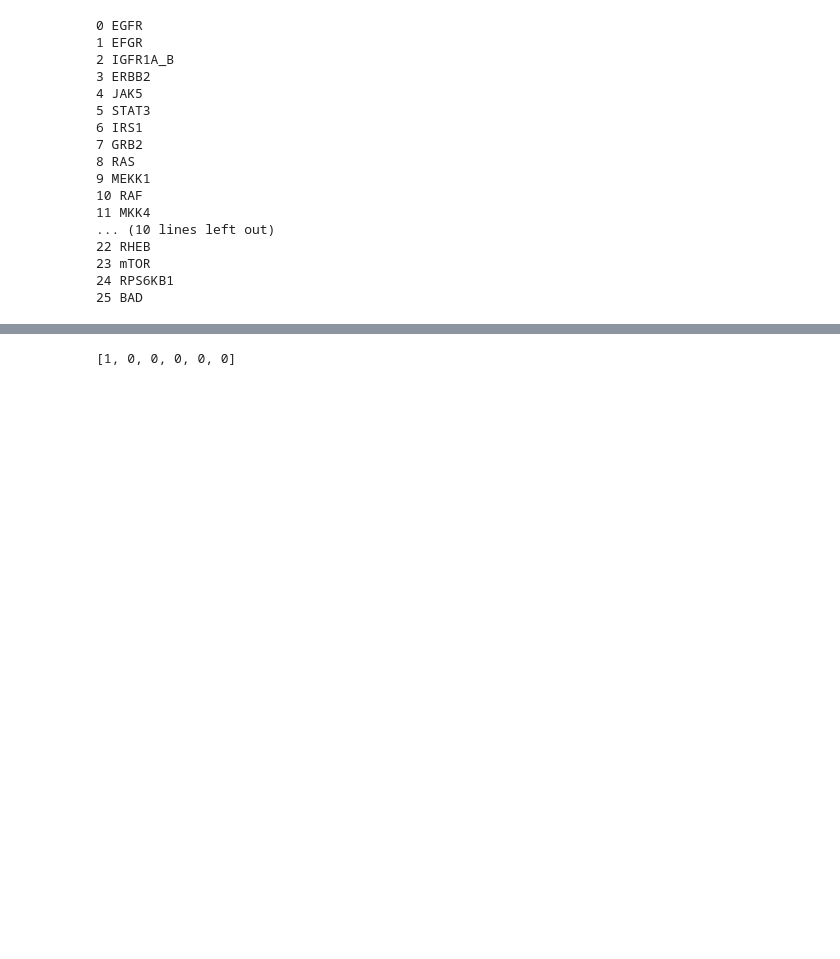
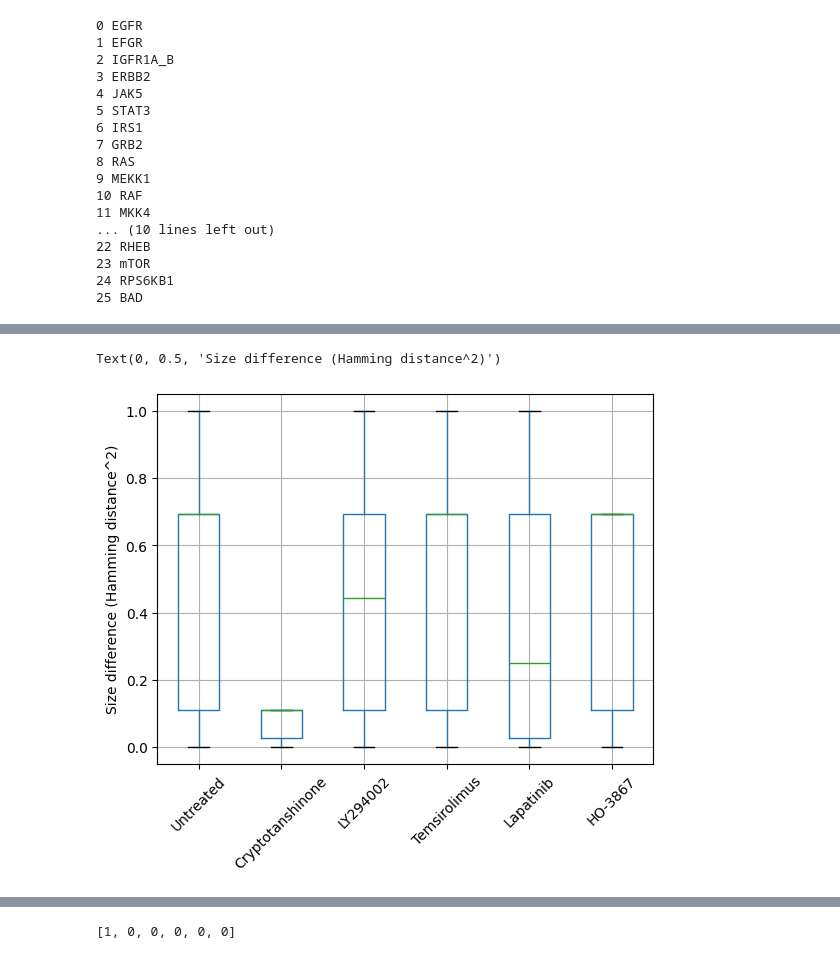
Before and after one commit to IlyaLab/BNMPy, a Jupyter notebook: pancreatic_cancer.ipynb, the cells around one changed output, grey strips where cells are left out. Drawn from its saved outputs; the diff is of its cells as text; code cells hidden in the pictures; blank space fills up the shorter version.

```diff
--- a/pancreatic_cancer.ipynb
+++ b/pancreatic_cancer.ipynb
@@ -148,0 +245,3 @@ array([0, 0, 0, 0, 0, 0])
+# %%
+import itertools
+double_drugs = list(itertools.combinations([d for d in drugs if d != 'Untreated'], 2))
@@ -148,0 +418,22 @@ array([0, 0, 0, 0, 0, 0])
+# %%
+# combining results from single, double, and triple faults
+all_faults_single_drug = {}
+size_difference_single_drug = {}
+for d in drugs:
+    all_faults_single_drug[d] = single_fault_results_single_drug[d] + double_fault_results_single_drug[d] + triple_fault_results_single_drug[d]
+    all_faults_single_drug[d] = np.array(all_faults_single_drug[d])
+    size_difference_single_drug[d] = all_faults_single_drug[d].sum(1)**2/6**2
+all_faults_double_drug = {}
+size_difference_double_drug = {}
+for dd in double_drugs:
+    all_faults_double_drug[dd] = single_fault_results_double_drug[dd] + double_fault_results_double_drug[dd] + triple_fault_results_double_drug[dd]
+    all_faults_double_drug[dd] = np.array(all_faults_double_drug[dd])
+    size_difference_double_drug[dd] = all_faults_double_drug[dd].sum(1)**2/6**2
+# %%
+size_difference_single_drug = pd.DataFrame(size_difference_single_drug)
+ax = size_difference_single_drug.boxplot()
+ax.tick_params(axis='x', rotation=45)
+ax.set_ylabel('Size difference (Hamming distance^2)')
+# %% [output]
+Text(0, 0.5, 'Size difference (Hamming distance^2)')
+[figure, added]
```
Also changed, not shown: parts of 24 cells of this notebook.
